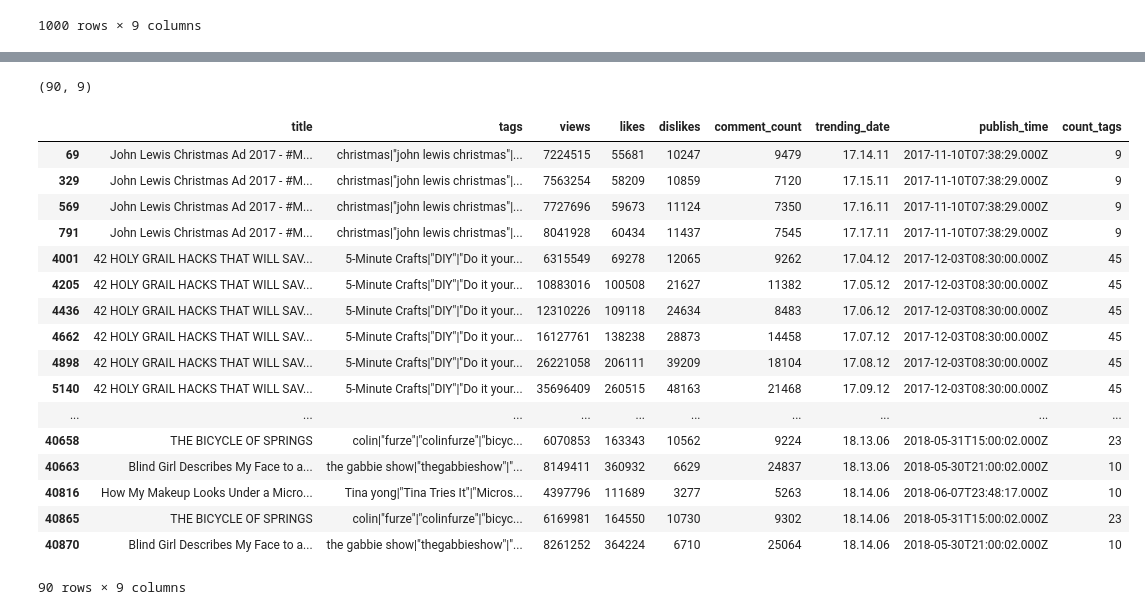
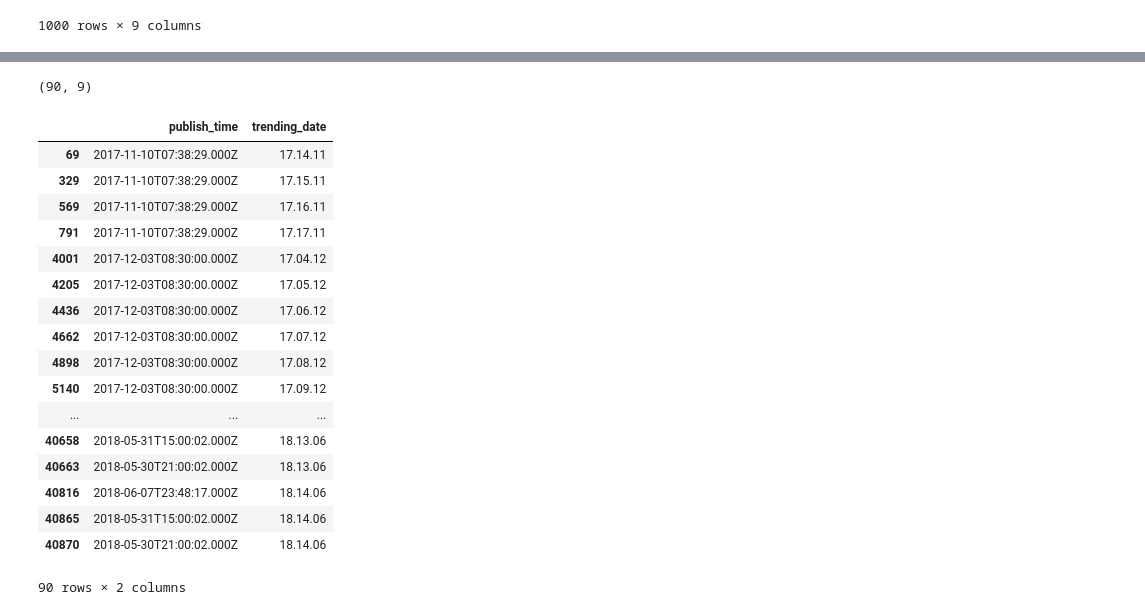
Before and after one commit to dtn058/FinalProject_group46, a Jupyter notebook: COGS108 Final project.ipynb, the cells around one changed output, grey strips where cells are left out. Drawn from its saved outputs; the diff is of its cells as text; code cells hidden in the pictures.

Commit message:
working on publish, trending

```diff
--- a/COGS108 Final project.ipynb
+++ b/COGS108 Final project.ipynb
@@ -128,24 +123,25 @@ array([[<matplotlib.axes._subplots.AxesSubplot object at 0x...>,
 # %%
-test = youtube[youtube['views'] > 4_000_000]
+test = youtube[youtube['views'] > 4000000]
 print(test.shape)
+test = test[['publish_time', 'trending_date']]
 test.head(100)
 # %% [output]
 (90, 9)
-|  | title | tags | views | likes | dislikes | comment_count | trending_date | publish_time | count_tags |
-| 69 | John Lewis Christmas Ad 2017 - #M... | christmas|"john lewis christmas"|... | 7224515 | 55681 | 10247 | 9479 | 17.14.11 | 2017-11-10T07:38:29.000Z | 9 |
-| 329 | John Lewis Christmas Ad 2017 - #M... | christmas|"john lewis christmas"|... | 7563254 | 58209 | 10859 | 7120 | 17.15.11 | 2017-11-10T07:38:29.000Z | 9 |
-| 569 | John Lewis Christmas Ad 2017 - #M... | christmas|"john lewis christmas"|... | 7727696 | 59673 | 11124 | 7350 | 17.16.11 | 2017-11-10T07:38:29.000Z | 9 |
-| 791 | John Lewis Christmas Ad 2017 - #M... | christmas|"john lewis christmas"|... | 8041928 | 60434 | 11437 | 7545 | 17.17.11 | 2017-11-10T07:38:29.000Z | 9 |
-| 4001 | 42 HOLY GRAIL HACKS THAT WILL SAV... | 5-Minute Crafts|"DIY"|"Do it your... | 6315549 | 69278 | 12065 | 9262 | 17.04.12 | 2017-12-03T08:30:00.000Z | 45 |
-| 4205 | 42 HOLY GRAIL HACKS THAT WILL SAV... | 5-Minute Crafts|"DIY"|"Do it your... | 10883016 | 100508 | 21627 | 11382 | 17.05.12 | 2017-12-03T08:30:00.000Z | 45 |
-| 4436 | 42 HOLY GRAIL HACKS THAT WILL SAV... | 5-Minute Crafts|"DIY"|"Do it your... | 12310226 | 109118 | 24634 | 8483 | 17.06.12 | 2017-12-03T08:30:00.000Z | 45 |
-| 4662 | 42 HOLY GRAIL HACKS THAT WILL SAV... | 5-Minute Crafts|"DIY"|"Do it your... | 16127761 | 138238 | 28873 | 14458 | 17.07.12 | 2017-12-03T08:30:00.000Z | 45 |
-| 4898 | 42 HOLY GRAIL HACKS THAT WILL SAV... | 5-Minute Crafts|"DIY"|"Do it your... | 26221058 | 206111 | 39209 | 18104 | 17.08.12 | 2017-12-03T08:30:00.000Z | 45 |
-| 5140 | 42 HOLY GRAIL HACKS THAT WILL SAV... | 5-Minute Crafts|"DIY"|"Do it your... | 35696409 | 260515 | 48163 | 21468 | 17.09.12 | 2017-12-03T08:30:00.000Z | 45 |
-| ... | ... | ... | ... | ... | ... | ... | ... | ... | ... |
-| 40658 | THE BICYCLE OF SPRINGS | colin|"furze"|"colinfurze"|"bicyc... | 6070853 | 163343 | 10562 | 9224 | 18.13.06 | 2018-05-31T15:00:02.000Z | 23 |
-| 40663 | Blind Girl Describes My Face to a... | the gabbie show|"thegabbieshow"|"... | 8149411 | 360932 | 6629 | 24837 | 18.13.06 | 2018-05-30T21:00:02.000Z | 10 |
-| 40816 | How My Makeup Looks Under a Micro... | Tina yong|"Tina Tries It"|"Micros... | 4397796 | 111689 | 3277 | 5263 | 18.14.06 | 2018-06-07T23:48:17.000Z | 10 |
-| 40865 | THE BICYCLE OF SPRINGS | colin|"furze"|"colinfurze"|"bicyc... | 6169981 | 164550 | 10730 | 9302 | 18.14.06 | 2018-05-31T15:00:02.000Z | 23 |
-| 40870 | Blind Girl Describes My Face to a... | the gabbie show|"thegabbieshow"|"... | 8261252 | 364224 | 6710 | 25064 | 18.14.06 | 2018-05-30T21:00:02.000Z | 10 |
+|  | publish_time | trending_date |
+| 69 | 2017-11-10T07:38:29.000Z | 17.14.11 |
+| 329 | 2017-11-10T07:38:29.000Z | 17.15.11 |
+| 569 | 2017-11-10T07:38:29.000Z | 17.16.11 |
+| 791 | 2017-11-10T07:38:29.000Z | 17.17.11 |
+| 4001 | 2017-12-03T08:30:00.000Z | 17.04.12 |
+| 4205 | 2017-12-03T08:30:00.000Z | 17.05.12 |
+| 4436 | 2017-12-03T08:30:00.000Z | 17.06.12 |
+| 4662 | 2017-12-03T08:30:00.000Z | 17.07.12 |
+| 4898 | 2017-12-03T08:30:00.000Z | 17.08.12 |
+| 5140 | 2017-12-03T08:30:00.000Z | 17.09.12 |
+| ... | ... | ... |
+| 40658 | 2018-05-31T15:00:02.000Z | 18.13.06 |
+| 40663 | 2018-05-30T21:00:02.000Z | 18.13.06 |
+| 40816 | 2018-06-07T23:48:17.000Z | 18.14.06 |
+| 40865 | 2018-05-31T15:00:02.000Z | 18.14.06 |
+| 40870 | 2018-05-30T21:00:02.000Z | 18.14.06 |
-90 rows × 9 columns
+90 rows × 2 columns
```
Also changed, not shown: parts of 11 cells of this notebook.
